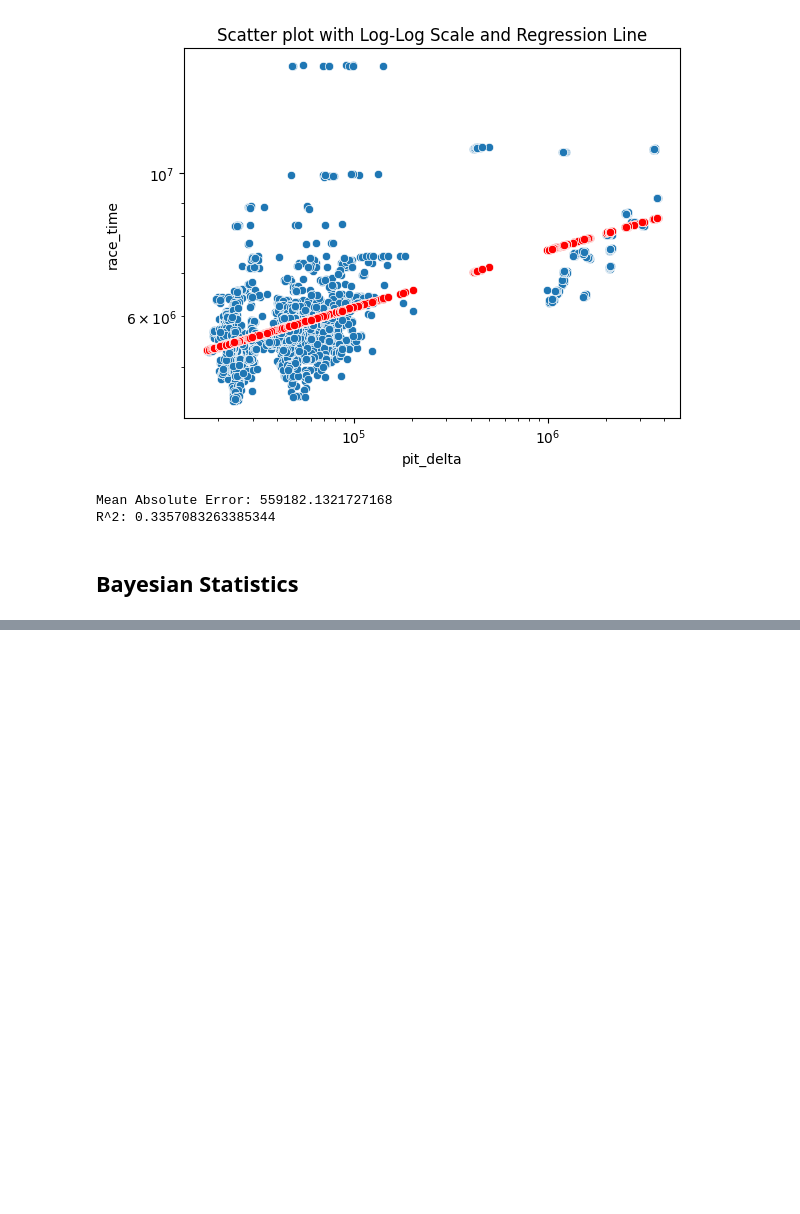
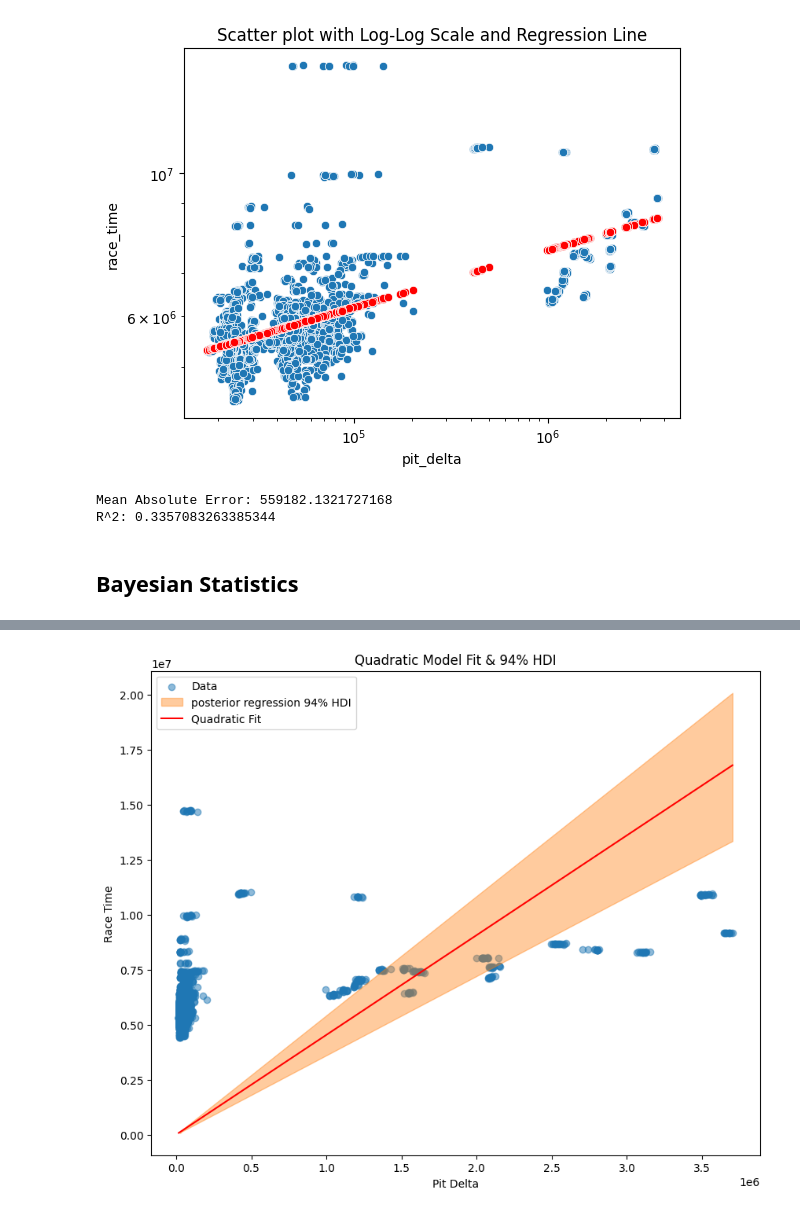
Before and after one commit to MacBeth-M/Capstone, a Jupyter notebook: Pitstops.ipynb, the cells around one changed output, grey strips where cells are left out. Saved outputs shown, nothing was run; the diff lists cells and outputs as text; code cells hidden in the pictures; blank space fills up the shorter version.

```diff
--- a/Pitstops.ipynb
+++ b/Pitstops.ipynb
@@ -529,0 +587,30 @@ R^2: 0.3357083263385344
+# %%
+# Computing mean values for the coefficients from the trace
+a2_samples = linear_trace.posterior['a'].values.flatten()
+b2_samples = linear_trace.posterior['b'].values.flatten()
+
+a2_mean = a2_samples.mean()
+b2_mean = b2_samples.mean()
+
+# Generate predicted values using the mean parameter estimates
+x_vals2 = np.linspace(min(my_pit['pit_delta']),
+                     max(my_pit['pit_delta']), 1000)
+y_vals_q = a2_mean + b2_mean * x_vals2
+
+# Compute posterior distributions of the predictions
+posterior_mu_q = (a2_samples[:, None] + b2_samples[:, None] * x_vals2)
+
+# Plot the data with the line of best fit & HDI
+plt.figure(figsize = (10, 8))
+plt.scatter(my_pit['pit_delta'],
+            my_pit['race_time'], label = 'Data', alpha = 0.5)
+ax = az.plot_hdi(x_vals2, posterior_mu_q, hdi_prob = 0.94, color = 'C1',
+                 fill_kwargs={'alpha': 0.4, 'label': 'posterior regression 94% HDI'})
+plt.plot(x_vals2, y_vals_q, c = 'red', label = 'Quadratic Fit')
+plt.title('Quadratic Model Fit & 94% HDI')
+plt.xlabel('Pit Delta')
+plt.ylabel('Race Time')
+plt.legend()
+plt.show()
+# %% [output]
+[figure, added]
```
Also changed, not shown: parts of 3 cells of this notebook.
